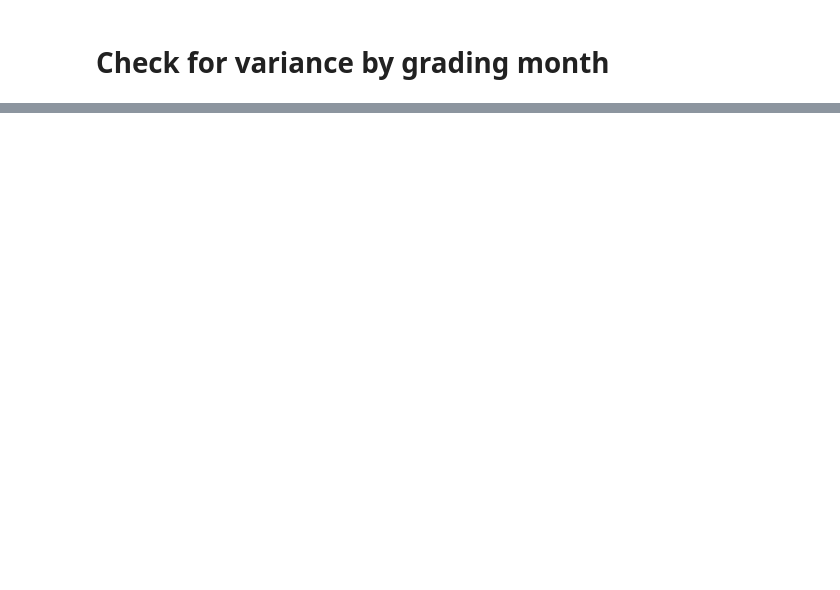
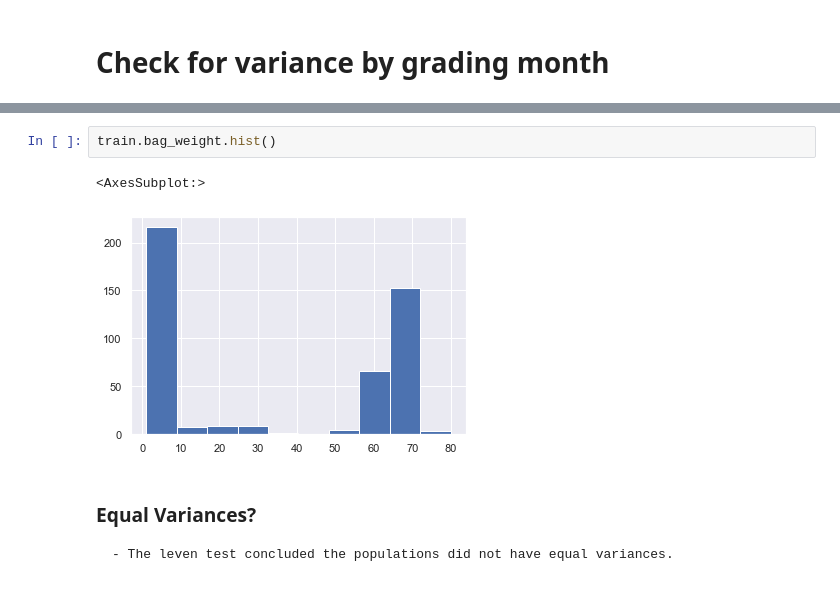
Before and after one commit to joshuamchavez2/Drivers-for-Excellent-Coffee, a Jupyter notebook: Random exploration of data.ipynb, the cells around one changed output, grey strips where cells are left out. Drawn from its saved outputs; the diff is of its cells as text; blank space fills up the shorter version.

```diff
--- a/Random exploration of data.ipynb
+++ b/Random exploration of data.ipynb
@@ -202,0 +273,8 @@ Name: bag_weight, dtype: int64
+# %%
+train.bag_weight.hist()
+# %% [output]
+<AxesSubplot:>
+[figure, added]
+# %% [markdown]
+### Equal Variances?
+    - The leven test concluded the populations did not have equal variances.
```
Also changed, not shown: parts of 51 cells of this notebook, 4 other files.
